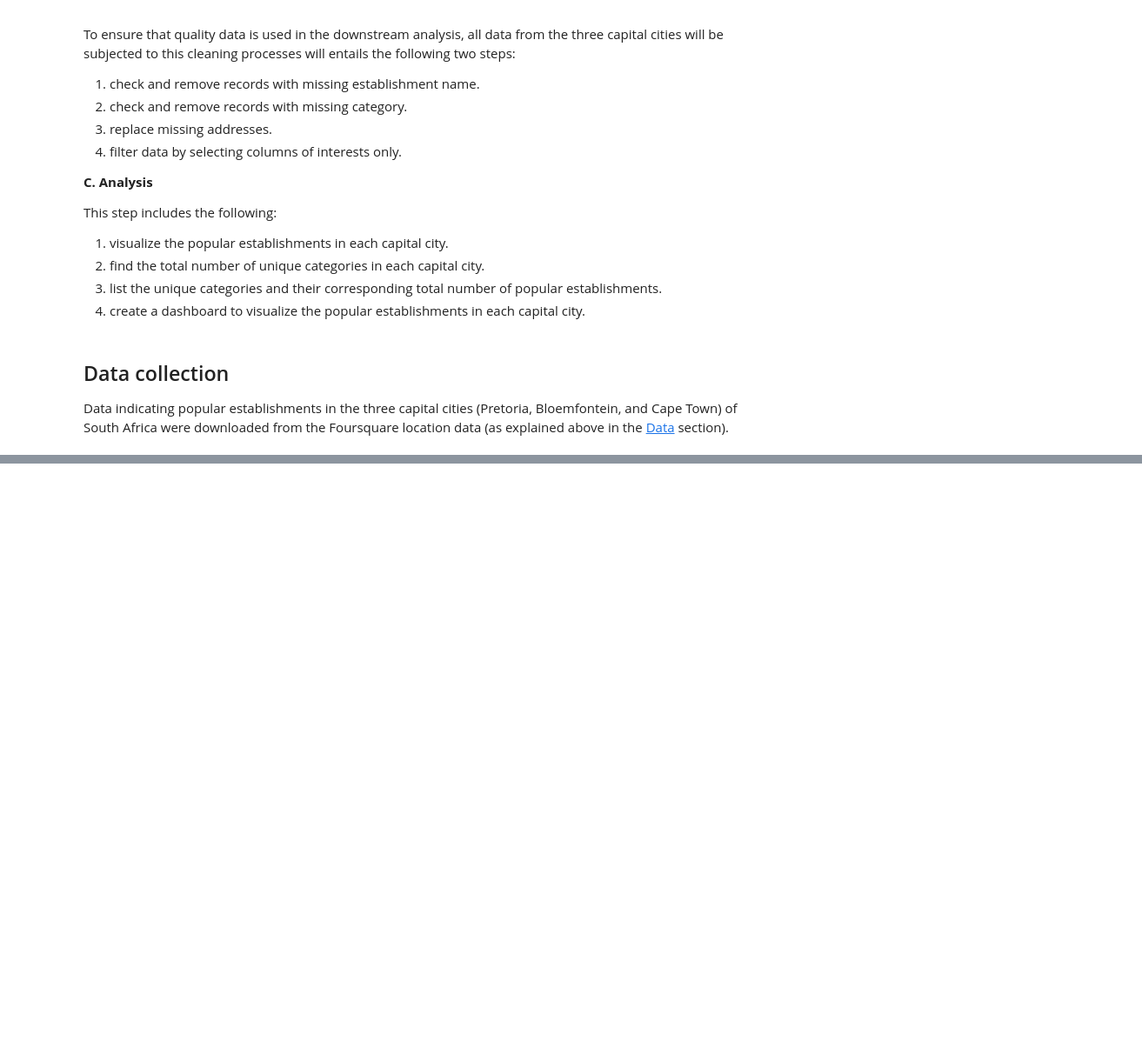
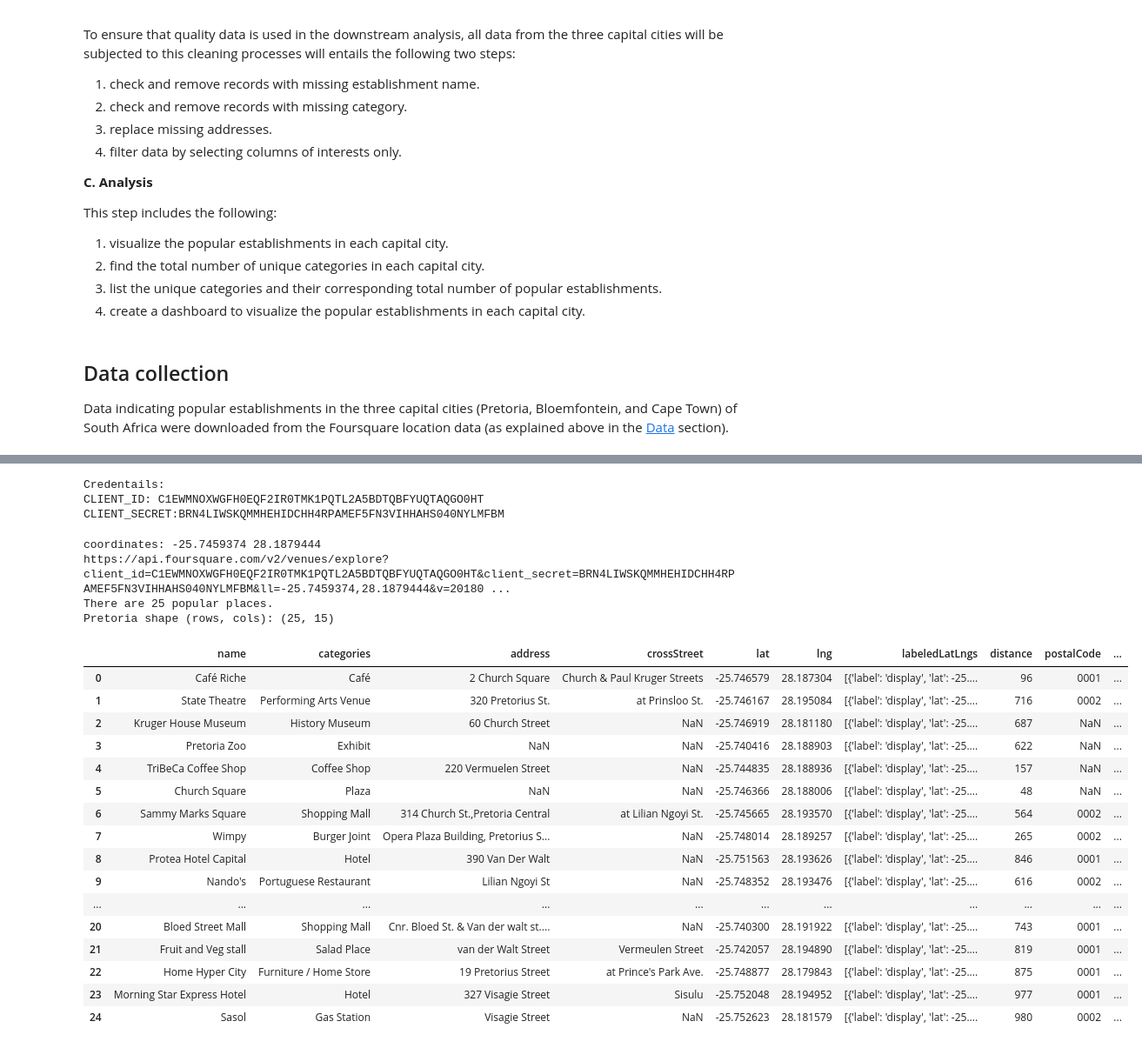
Before and after one commit to Reb-one/Coursera_Capstone, a Jupyter notebook: Trial.ipynb, the cells around one changed output, grey strips where cells are left out. Shown at 87% size. Cells and saved outputs as stored; diff of their text form; code cells hidden in the pictures; blank space fills up the shorter version.

```diff
--- a/Trial.ipynb
+++ b/Trial.ipynb
@@ -64,0 +124,68 @@ Data indicating popular establishments in the three capital cities (Pretoria, Bl
+# %%
+#function to download and filter the data for each capital city
+def get_selected_province_data(address, agent_name):
+
+    geolocator = Nominatim(user_agent=agent_name)
+    location = geolocator.geocode(address)
+    print("coordinates: " + str(location.latitude) + " " + str(location.longitude))
+
+    url = 'https://api.foursquare.com/v2/venues/explore?client_id={}&client_secret={}&ll={},{}&v={}&radius={}&limit={}'.format(CLIENT_ID, CLIENT_SECRET, location.latitude, location.longitude, VERSION, radius, LIMIT)
+    print(url)
+
+    results = requests.get(url).json()
+    print('There are {} popular places.'.format(len(results['response']['groups'][0]['items'])))
+
+    items = results['response']['groups'][0]['items']
+
+    dataframe = json_normalize(items) # flatten JSON
+
+    #filter columns
+    filtered_columns = ['venue.name', 'venue.categories'] + [col for col in dataframe.columns if col.startswith('venue.location.')] + ['venue.id']
+    dataframe_filtered = dataframe.loc[:, filtered_columns]
+
+    #filter the category for each row
+    dataframe_filtered['venue.categories'] = dataframe_filtered.apply(get_category_type, axis=1)
+
+    #clean columns
+    dataframe_filtered.columns = [col.split('.')[-1] for col in dataframe_filtered.columns]
+
+    return [location.latitude, location.longitude, dataframe_filtered]
+# %%
+CLIENT_ID = 'C1EWMNOXWGFH0EQF2IR0TMK1PQTL2A5BDTQBFYUQTAQGO0HT'
+CLIENT_SECRET = 'BRN4LIWSKQMMHEHIDCHH4RPAMEF5FN3VIHHAHS040NYLMFBM'
+ACCESS_TOKEN = 'C2UXJVKGRHTDY55HR0VIBETKL2JBGBUTIXA3XQKMOGLLGU11'
+VERSION = '20180604'
+LIMIT = 30
+radius = 1000
+print('Credentails: ' + '\nCLIENT_ID: ' + CLIENT_ID + '\nCLIENT_SECRET:' + CLIENT_SECRET)
+# %% [output]
+Credentails:
+CLIENT_ID: C1EWMNOXWGFH0EQF2IR0TMK1PQTL2A5BDTQBFYUQTAQGO0HT
+CLIENT_SECRET:BRN4LIWSKQMMHEHIDCHH4RPAMEF5FN3VIHHAHS040NYLMFBM
+# %%
+#pretoria
+pta_lat, pta_lng, pta_data = get_selected_province_data("Pretoria, SA", "pta_agent")
+print("Pretoria shape (rows, cols):", pta_data.shape)
+pta_data
+# %% [output]
+coordinates: -25.7459374 28.1879444
+https://api.foursquare.com/v2/venues/explore?client_id=C1EWMNOXWGFH0EQF2IR0TMK1PQTL2A5BDTQBFYUQTAQGO0HT&client_secret=BRN4LIWSKQMMHEHIDCHH4RPAMEF5FN3VIHHAHS040NYLMFBM&ll=-25.7459374,28.1879444&v=20180 ...
+There are 25 popular places.
+Pretoria shape (rows, cols): (25, 15)
+|  | name | categories | address | crossStreet | lat | lng | labeledLatLngs | distance | postalCode | ... |
+| 0 | Café Riche | Café | 2 Church Square | Church & Paul Kruger Streets | -25.746579 | 28.187304 | [{'label': 'display', 'lat': -25.... | 96 | 0001 | ... |
+| 1 | State Theatre | Performing Arts Venue | 320 Pretorius St. | at Prinsloo St. | -25.746167 | 28.195084 | [{'label': 'display', 'lat': -25.... | 716 | 0002 | ... |
+| 2 | Kruger House Museum | History Museum | 60 Church Street | NaN | -25.746919 | 28.181180 | [{'label': 'display', 'lat': -25.... | 687 | NaN | ... |
+| 3 | Pretoria Zoo | Exhibit | NaN | NaN | -25.740416 | 28.188903 | [{'label': 'display', 'lat': -25.... | 622 | NaN | ... |
+| 4 | TriBeCa Coffee Shop | Coffee Shop | 220 Vermuelen Street | NaN | -25.744835 | 28.188936 | [{'label': 'display', 'lat': -25.... | 157 | NaN | ... |
+| 5 | Church Square | Plaza | NaN | NaN | -25.746366 | 28.188006 | [{'label': 'display', 'lat': -25.... | 48 | NaN | ... |
+| 6 | Sammy Marks Square | Shopping Mall | 314 Church St.,Pretoria Central | at Lilian Ngoyi St. | -25.745665 | 28.193570 | [{'label': 'display', 'lat': -25.... | 564 | 0002 | ... |
+| 7 | Wimpy | Burger Joint | Opera Plaza Building, Pretorius S... | NaN | -25.748014 | 28.189257 | [{'label': 'display', 'lat': -25.... | 265 | 0002 | ... |
+| 8 | Protea Hotel Capital | Hotel | 390 Van Der Walt | NaN | -25.751563 | 28.193626 | [{'label': 'display', 'lat': -25.... | 846 | 0001 | ... |
+| 9 | Nando's | Portuguese Restaurant | Lilian Ngoyi St | NaN | -25.748352 | 28.193476 | [{'label': 'display', 'lat': -25.... | 616 | 0002 | ... |
+| ... | ... | ... | ... | ... | ... | ... | ... | ... | ... | ... |
+| 20 | Bloed Street Mall | Shopping Mall | Cnr. Bloed St. & Van der walt st.... | NaN | -25.740300 | 28.191922 | [{'label': 'display', 'lat': -25.... | 743 | 0001 | ... |
+| 21 | Fruit and Veg stall | Salad Place | van der Walt Street | Vermeulen Street | -25.742057 | 28.194890 | [{'label': 'display', 'lat': -25.... | 819 | 0001 | ... |
+| 22 | Home Hyper City | Furniture / Home Store | 19 Pretorius Street | at Prince's Park Ave. | -25.748877 | 28.179843 | [{'label': 'display', 'lat': -25.... | 875 | 0001 | ... |
+| 23 | Morning Star Express Hotel | Hotel | 327 Visagie Street | Sisulu | -25.752048 | 28.194952 | [{'label': 'display', 'lat': -25.... | 977 | 0001 | ... |
+| 24 | Sasol | Gas Station | Visagie Street | NaN | -25.752623 | 28.181579 | [{'label': 'display', 'lat': -25.... | 980 | 0002 | ... |
```
Also changed, not shown: parts of 10 cells of this notebook.
